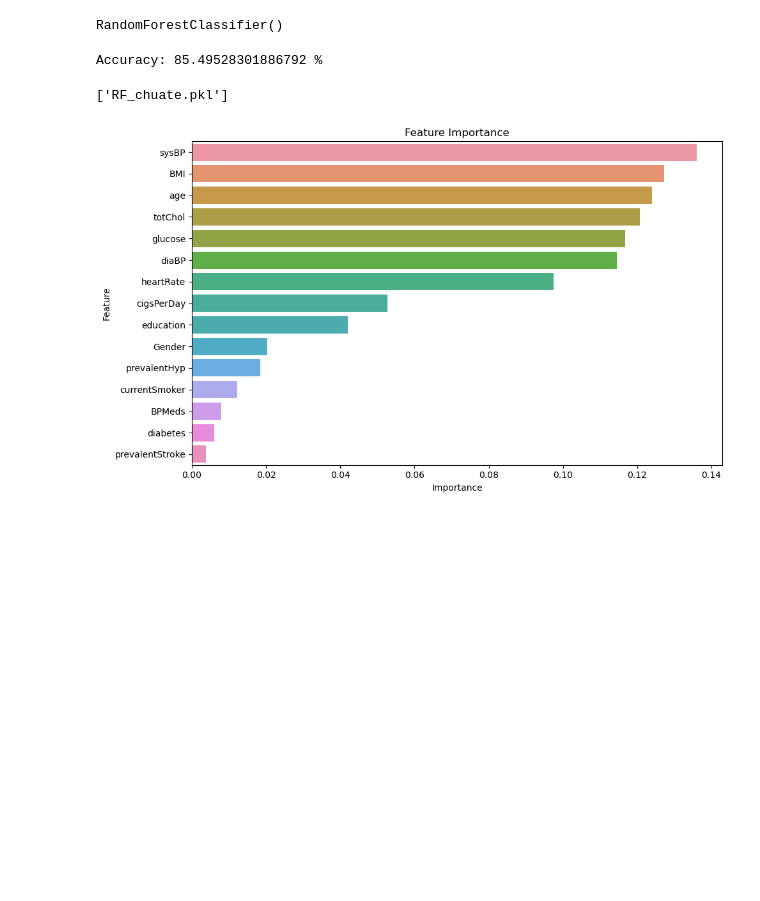
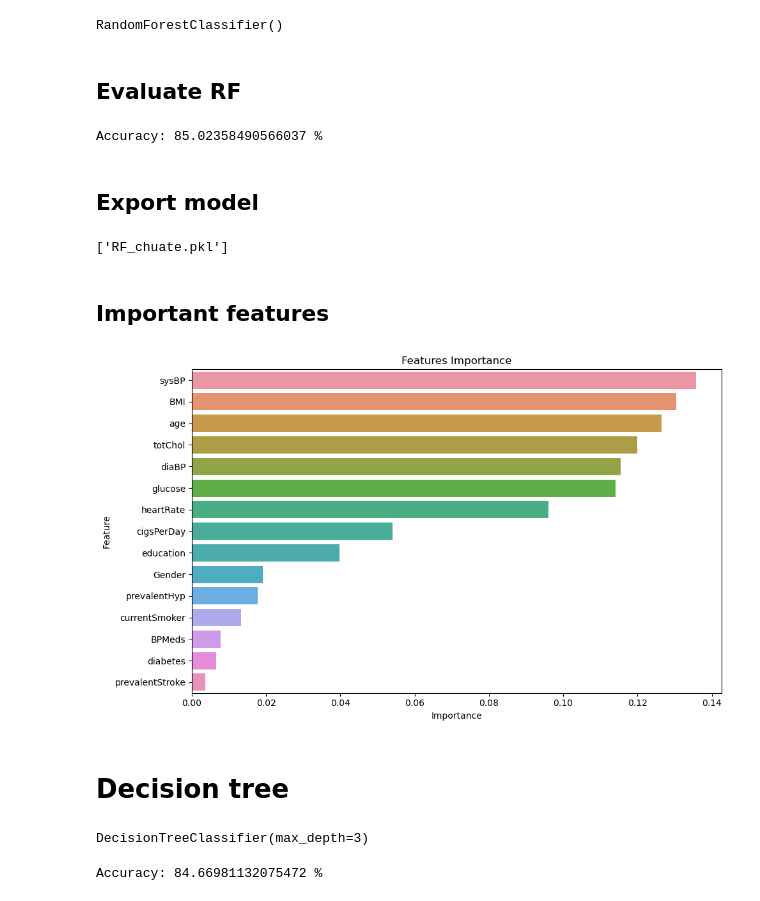
Before and after one commit to iampkn/Data-mining, a Jupyter notebook: heart-attack-classification.ipynb, the cells around one changed output. Cells and saved outputs as stored; diff of their text form; code cells hidden in the pictures; blank space fills up the shorter version.

Commit message:
add more model

```diff
--- a/heart-attack-classification.ipynb
+++ b/heart-attack-classification.ipynb
@@ -107,4 +110,4 @@ y = df.iloc[:,-1]
 # %% [markdown]
 ## Train test slipt
 # %%
-X_train, X_test, y_train, y_test = train_test_split(X, y, test_size=0.2, random_state=42,)
+X_train, X_test, y_train, y_test = train_test_split(X, y, test_size=0.2, random_state=42)
@@ -116,33 +121,51 @@ rf_classifier.fit(X_train, y_train)
 RandomForestClassifier()
 # %%
 y_pred = rf_classifier.predict(X_test)
+# %% [markdown]
+## Evaluate RF
 # %%
 accuracy = accuracy_score(y_test, y_pred)
 print('Accuracy:', accuracy*100, '%')
 # %% [output]
-Accuracy: 85.49528301886792 %
+Accuracy: 85.02358490566037 %
+# %% [markdown]
+## Export model
 # %%
 joblib.dump(rf_classifier, 'RF_chuate.pkl')
 # %% [output]
 ['RF_chuate.pkl']
+# %% [markdown]
+## Important features
 # %%
-# Get the feature importances
+
 importances = rf_classifier.feature_importances_
 feature_names = X_train.columns
 
-# Create a DataFrame with feature importances
+
 feature_importances = pd.DataFrame({'Feature': feature_names, 'Importance': importances})
 
-# Sort the DataFrame by importance score in descending order
+
 feature_importances = feature_importances.sort_values('Importance', ascending=False)
 
-# Plot the feature importances using Seaborn
+
 plt.figure(figsize=(10, 6))
 sns.barplot(data=feature_importances, x='Importance', y='Feature')
 plt.xlabel('Importance')
 plt.ylabel('Feature')
-plt.title('Feature Importance')
+plt.title('Features Importance')
 plt.tight_layout()
 plt.show()
 # %% [output]
-[figure, old version]
+[figure, new version]
+# %% [markdown]
+# Decision tree
+# %%
+dtree_classifier = DecisionTreeClassifier(max_depth= 3)
+dtree_classifier.fit(X_train, y_train)
+# %% [output]
+DecisionTreeClassifier(max_depth=3)
+# %%
+accuracy = dtree_classifier.score(X_test, y_test)
+print("Accuracy:", accuracy*100,'%')
+# %% [output]
+Accuracy: 84.66981132075472 %
```
Also changed, not shown: parts of 17 cells of this notebook, 2 other files.
